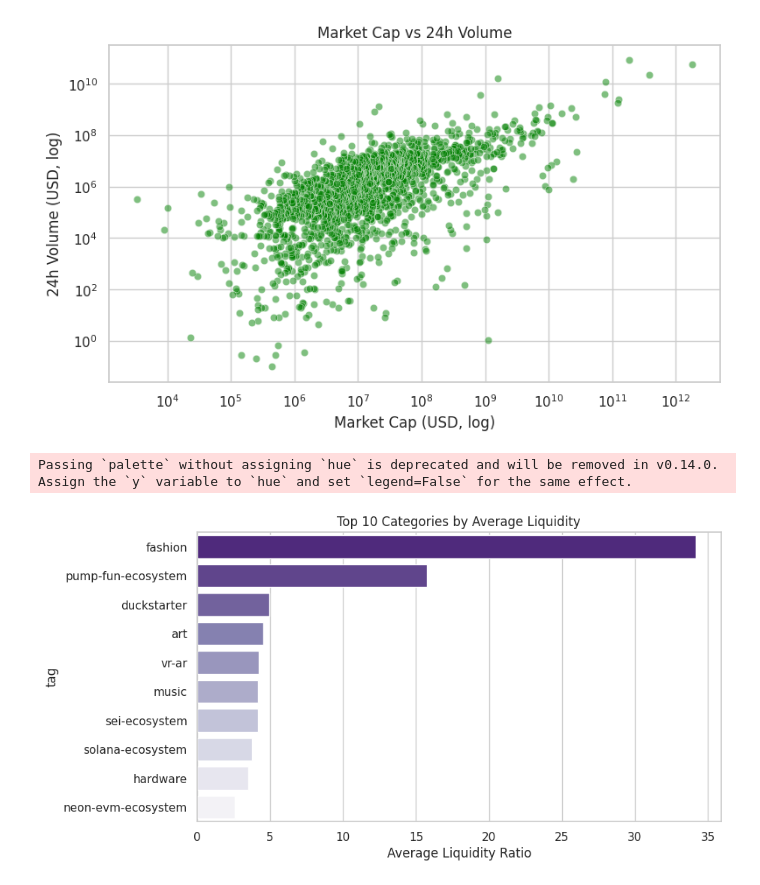
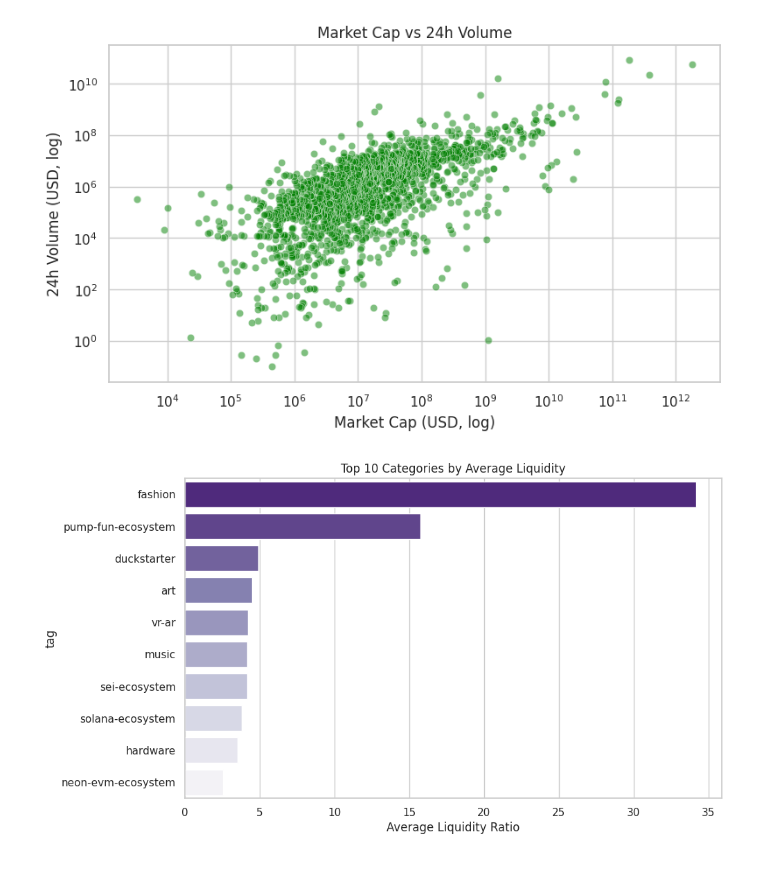
Before and after one commit to MirasKassymuly/scrpproject, a Jupyter notebook: scrpproject2.ipynb, the cells around one changed output. Drawn from its saved outputs; the diff is of its cells as text; code cells hidden in the pictures.

```diff
--- a/scrpproject2.ipynb
+++ b/scrpproject2.ipynb
@@ -226,7 +226,7 @@ invalid value encountered in subtract
 #part 3   Miras , Assel
 # %%
 sns.set(style="whitegrid")
-plt.rcParams['figure.figsize'] = (9,5)
+plt.rcParams['figure.figsize'] = (10,6)
 # %%
 # LOAD DATA
 df = pd.read_csv("coinmarketcap_clean.csv")
@@ -439,14 +438,15 @@ plt.show()
 # %%
 # 5. Top 10 categories by average liquidity
 
 top_cat_liquidity = tags_exploded_filtered.groupby('tag')['liquidity_ratio'].mean().sort_values(ascending=False).head(10)
-sns.barplot(x=top_cat_liquidity.values, y=top_cat_liquidity.index, palette='Purples_r')
+sns.barplot(x=top_cat_liquidity.values, y=top_cat_liquidity.index,
+            hue=top_cat_liquidity.index, palette='Purples_r', dodge=False, legend=False)
+
 plt.xlabel("Average Liquidity Ratio")
 plt.title("Top 10 Categories by Average Liquidity")
 plt.show()
 # %% [output]
-Passing `palette` without assigning `hue` is deprecated and will be removed in v0.14.0. Assign the `y` variable to `hue` and set `legend=False` for the same effect.
-[figure, old version]
+[figure, new version]
 # %%
 # 6. Overpriced categories scatter plot (Price vs Liquidity)
 
```
Also changed, not shown: parts of 13 cells of this notebook.
